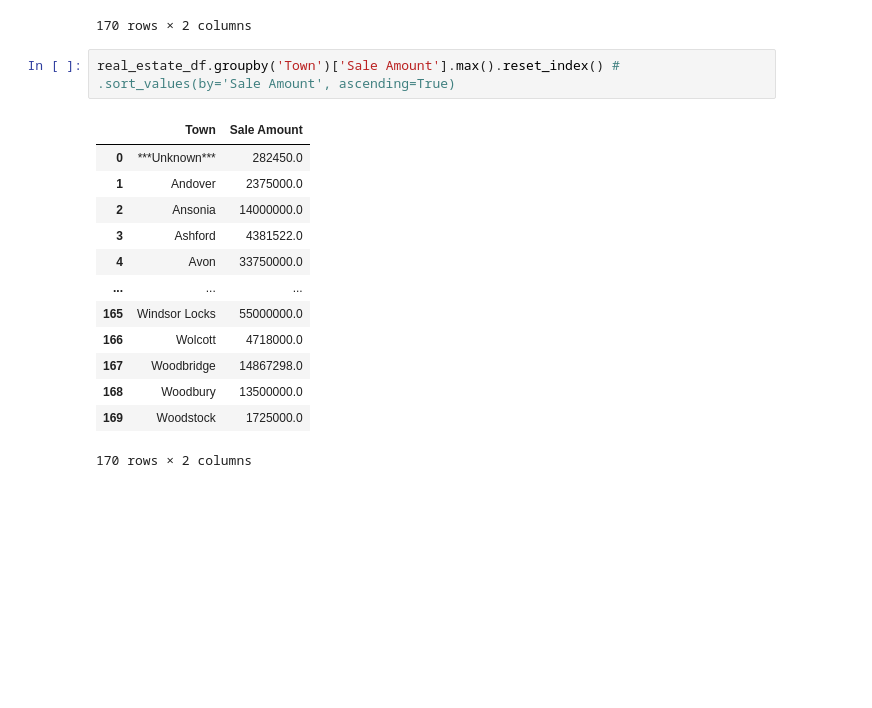
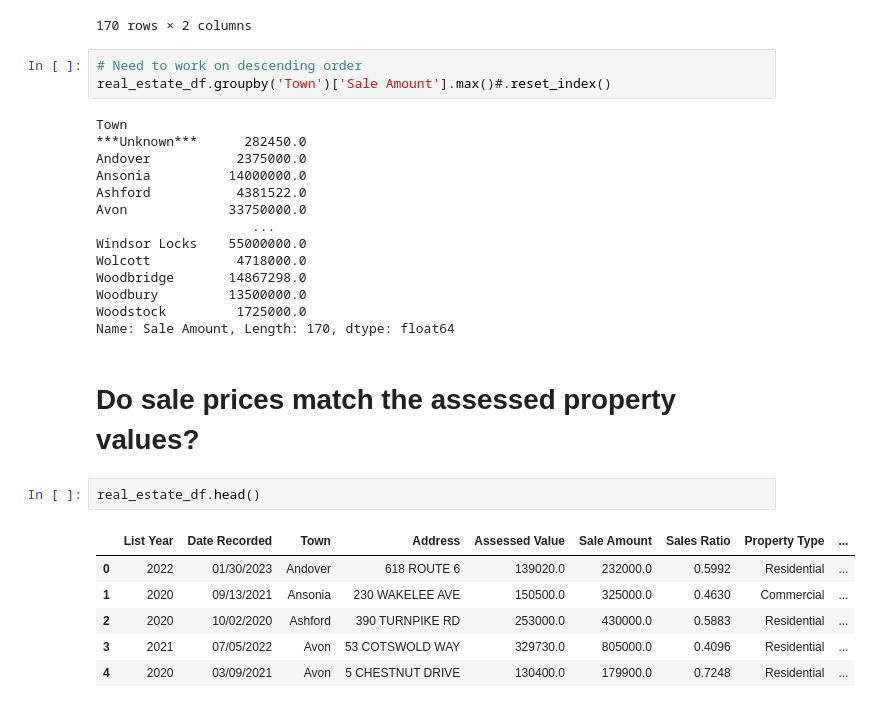
Before and after one commit to zaheeruddinlodhi/DA13_Capstone_Zaheer, a Jupyter notebook: Notebook/Real_Estate.ipynb, the cells around one changed output. Cells and saved outputs as stored; diff of their text form; blank space fills up the shorter version.

```diff
--- a/Notebook/Real_Estate.ipynb
+++ b/Notebook/Real_Estate.ipynb
@@ -111,18 +160,30 @@ real_estate_df.groupby('Town')['Sale Amount'].min().reset_index().sort_values(by
 | 0 | ***Unknown*** | 282450.0 |
 170 rows × 2 columns
 # %%
-real_estate_df.groupby('Town')['Sale Amount'].max().reset_index() # .sort_values(by='Sale Amount', ascending=True)
+# Need to work on descending order
+real_estate_df.groupby('Town')['Sale Amount'].max()#.reset_index()
 # %% [output]
-|  | Town | Sale Amount |
-| 0 | ***Unknown*** | 282450.0 |
-| 1 | Andover | 2375000.0 |
-| 2 | Ansonia | 14000000.0 |
-| 3 | Ashford | 4381522.0 |
-| 4 | Avon | 33750000.0 |
-| ... | ... | ... |
-| 165 | Windsor Locks | 55000000.0 |
-| 166 | Wolcott | 4718000.0 |
-| 167 | Woodbridge | 14867298.0 |
-| 168 | Woodbury | 13500000.0 |
-| 169 | Woodstock | 1725000.0 |
-170 rows × 2 columns
+Town
+***Unknown***      282450.0
+Andover           2375000.0
+Ansonia          14000000.0
+Ashford           4381522.0
+Avon             33750000.0
+                    ...
+Windsor Locks    55000000.0
+Wolcott           4718000.0
+Woodbridge       14867298.0
+Woodbury         13500000.0
+Woodstock         1725000.0
+Name: Sale Amount, Length: 170, dtype: float64
+# %% [markdown]
+# Do sale prices match the assessed property values?
+# %%
+real_estate_df.head()
+# %% [output]
+|  | List Year | Date Recorded | Town | Address | Assessed Value | Sale Amount | Sales Ratio | Property Type | ... |
+| 0 | 2022 | 01/30/2023 | Andover | 618 ROUTE 6 | 139020.0 | 232000.0 | 0.5992 | Residential | ... |
+| 1 | 2020 | 09/13/2021 | Ansonia | 230 WAKELEE AVE | 150500.0 | 325000.0 | 0.4630 | Commercial | ... |
+| 2 | 2020 | 10/02/2020 | Ashford | 390 TURNPIKE RD | 253000.0 | 430000.0 | 0.5883 | Residential | ... |
+| 3 | 2021 | 07/05/2022 | Avon | 53 COTSWOLD WAY | 329730.0 | 805000.0 | 0.4096 | Residential | ... |
+| 4 | 2020 | 03/09/2021 | Avon | 5 CHESTNUT DRIVE | 130400.0 | 179900.0 | 0.7248 | Residential | ... |
```
Also changed, not shown: parts of 21 cells of this notebook.
